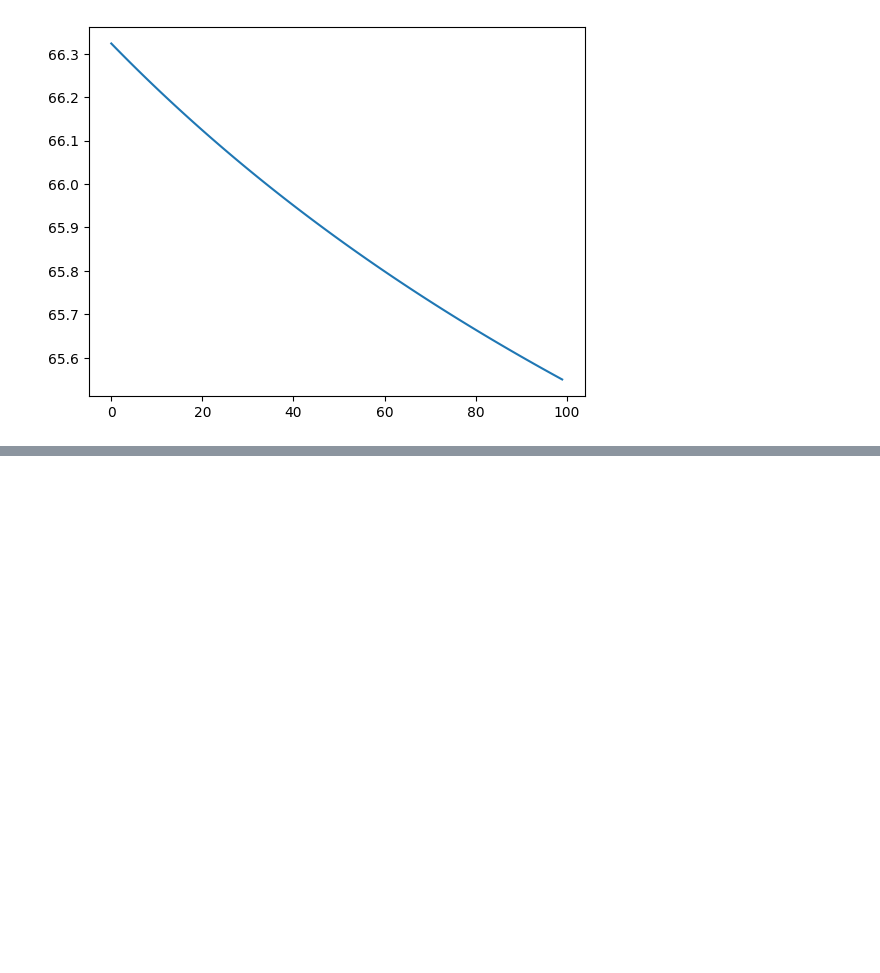
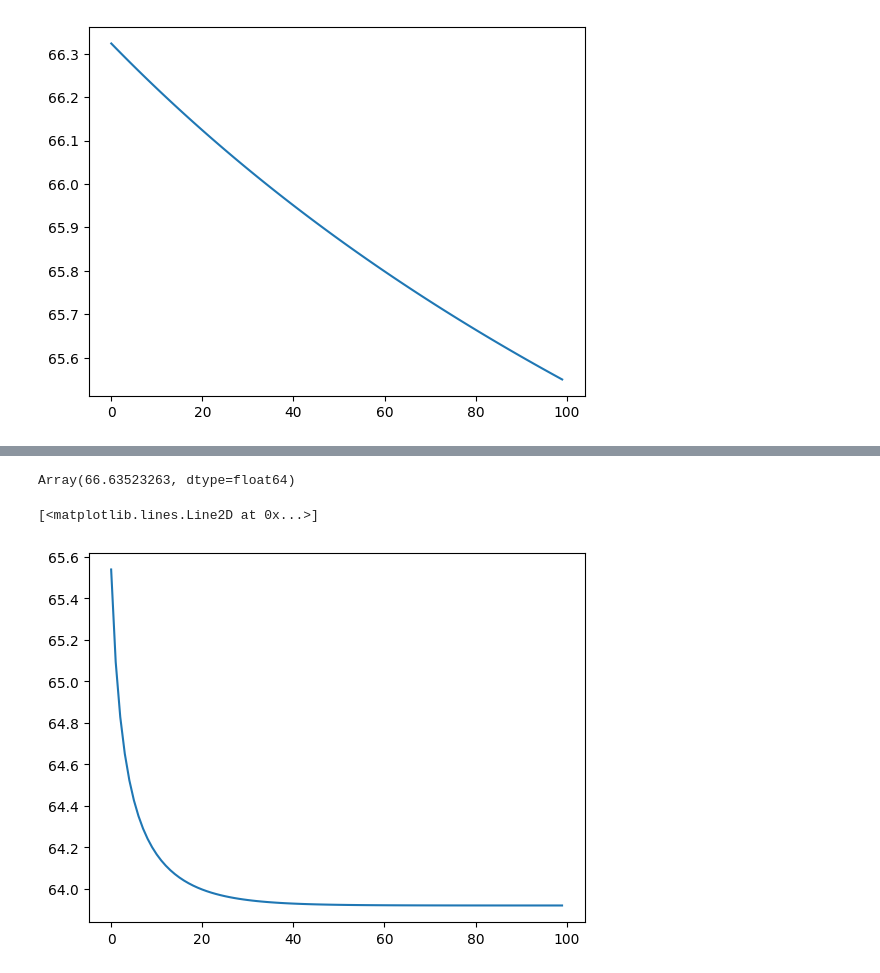
Before and after one commit to ErSongHeng/DSA4212_Assignment, a Jupyter notebook: Assignment 2/Factor_model_using_lecture_and_extensions.ipynb, the cells around one changed output, grey strips where cells are left out. Drawn from its saved outputs; the diff is of its cells as text; code cells hidden in the pictures; blank space fills up the shorter version.

```diff
--- a/Assignment 2/Factor_model_using_lecture_and_extensions.ipynb
+++ b/Assignment 2/Factor_model_using_lecture_and_extensions.ipynb
@@ -521,0 +615,67 @@ plt.plot(loss_traj)
+# %%
+# Using annealing
+ratings_list = train_data.rating.values
+u_list = train_data.user_id.values
+v_list = train_data.anime_id.values
+
+def model(U, V):
+  """
+  U -- (p, r) -- factors of the p users
+  V -- (q, r) -- factors of the q films
+  """
+  predictions = jnp.sum(U[u_list.astype(int)] * V[v_list.astype(int)], axis=1)
+  MSE = onp.mean( (predictions - ratings_list)**2 )
+  return MSE
+
+# Getting gradient like in lecture
+model_grad_U = jax.jit( jax.grad(model, argnums=0) )
+model_grad_V = jax.jit( jax.grad(model, argnums=1) )
+
+onp.random.seed(13)
+# 67601 x 3 U init matrix
+U_init = onp.random.normal(0,1,size=(67601,3))
+
+# 9430 x 3 matrix V init matrix
+V_init = onp.random.normal(0,1,size=(9430,3))
+
+#model(U_init,V_init)
+
+# Gradient descent
+niter = 100
+eta = 100.
+loss_traj = []
+B = 0.9
+U = onp.copy(U_init)
+V = onp.copy(V_init)
+
+U_tracker = [U_init]
+V_tracker = [V_init]
+
+for _ in tqdm.tqdm(range(niter)):
+  # compute my gradients
+  grad_u = model_grad_U(U,V)
+  grad_v = model_grad_V(U,V)
+
+  # do the GD update
+  U = U - eta * grad_u #+ B*(U-U_tracker[-1])
+  V = V - eta * grad_v #+ B*(V-V_tracker[-1])
+
+  eta = eta* 0.9
+  U_tracker.append(U)
+  V_tracker.append(V)
+  # monitor the loss
+  loss_traj.append( model(U,V) )
+
+u_list_val = valid_data.user_id.values
+v_list_val = valid_data.anime_id.values
+ratings_list_val = valid_data.rating.values
+predictions = jnp.sum(U[u_list_val.astype(int)] * V[v_list_val.astype(int)], axis=1)
+MSE = onp.mean( (predictions - ratings_list_val)**2 )
+MSE
+# %% [output]
+Array(66.63523263, dtype=float64)
+# %%
+plt.plot(loss_traj)
+# %% [output]
+[<matplotlib.lines.Line2D at 0x...>]
+[figure, added]
```
Also changed, not shown: parts of 21 cells of this notebook.
